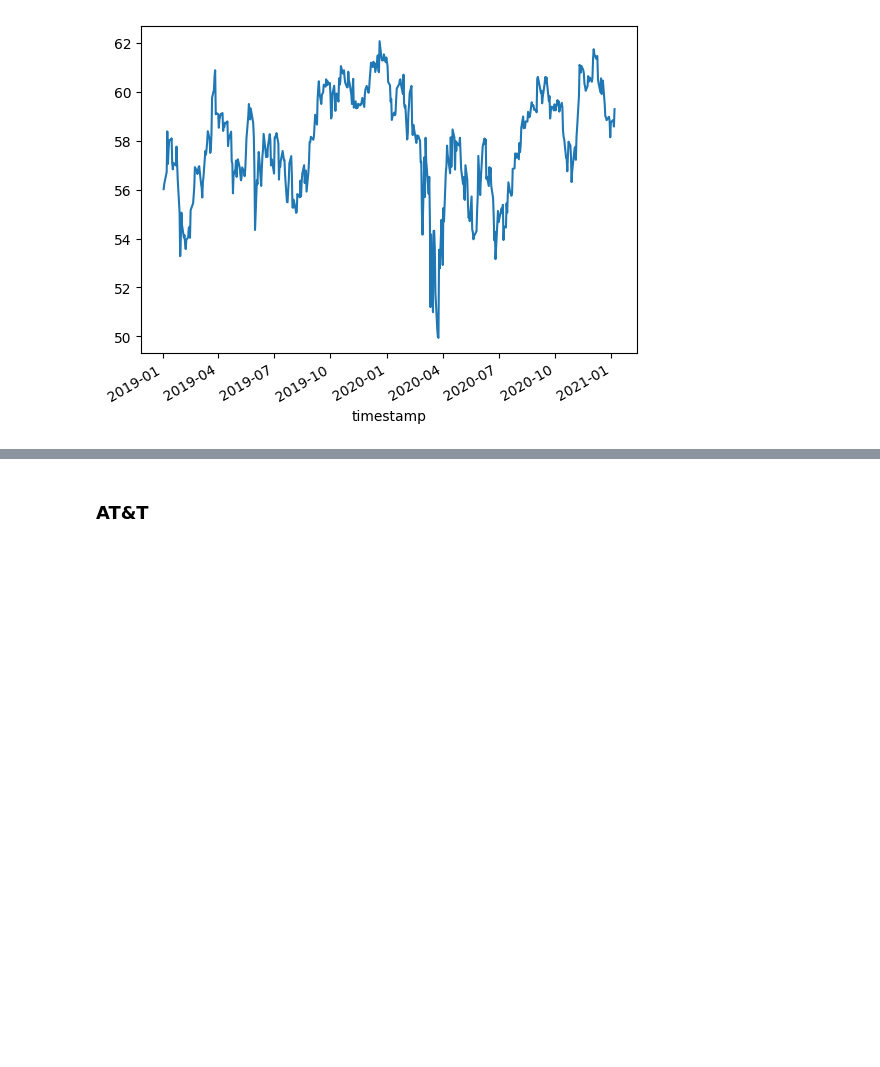
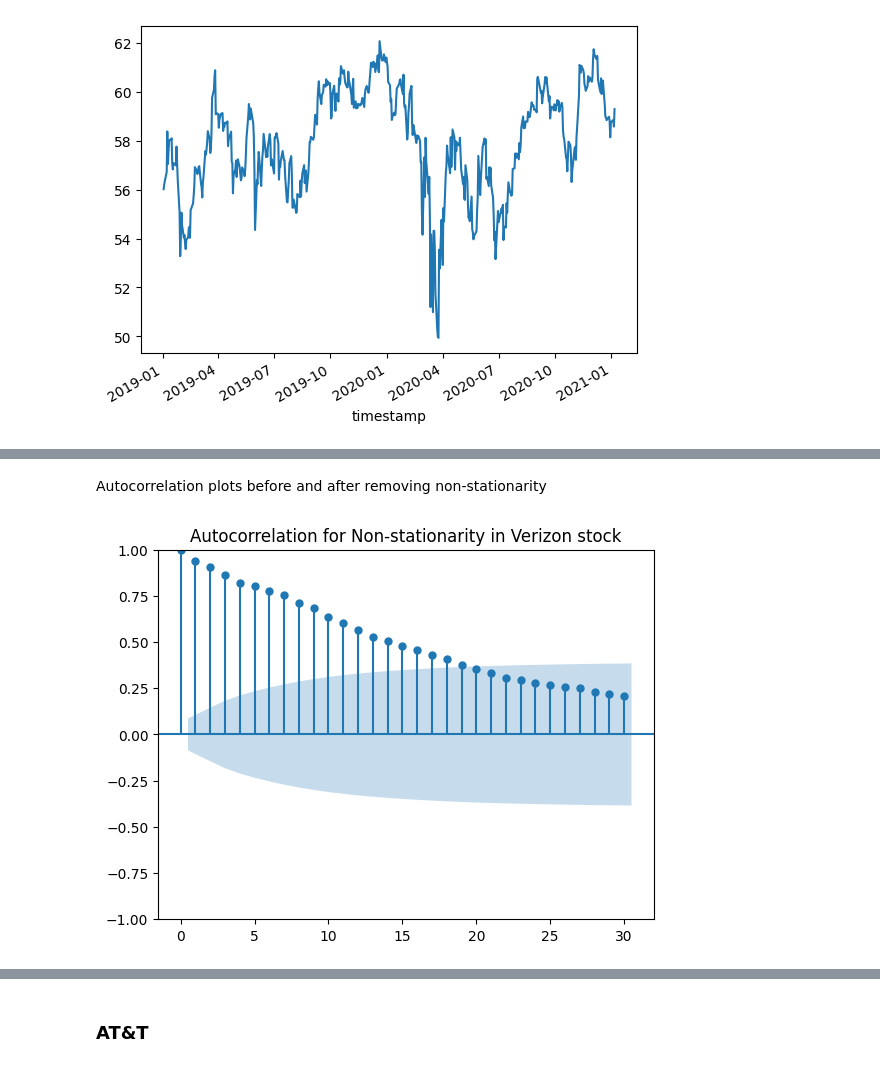
Before and after one commit to pallabee/Time-Series-for-Stock-Price-Prediction, a Jupyter notebook: eda/stationarity.ipynb, the cells around one changed output, grey strips where cells are left out. Cells and saved outputs as stored; diff of their text form; code cells hidden in the pictures; blank space fills up the shorter version.

Commit message:
adding acf plots

```diff
--- a/eda/stationarity.ipynb
+++ b/eda/stationarity.ipynb
@@ -58,7 +59,8 @@ def adf_test(timeseries):
 # %% [markdown]
 ### Verizon
 # %%
-adf_test(ds['VZ'])
+VZ = ds['VZ']
+adf_test(VZ)
 # %% [output]
 Results of Dickey-Fuller Test:
 Test Statistic                  -3.088076
@@ -83,0 +98,7 @@ ds['VZ'].diff().dropna().plot();
+# %% [markdown]
+Autocorrelation plots before and after removing non-stationarity
+# %%
+plot_acf(VZ,lags=30)
+plt.title("Autocorrelation for Non-stationarity in Verizon stock");
+# %% [output]
+[figure, added]
```
Also changed, not shown: parts of 15 cells of this notebook.
